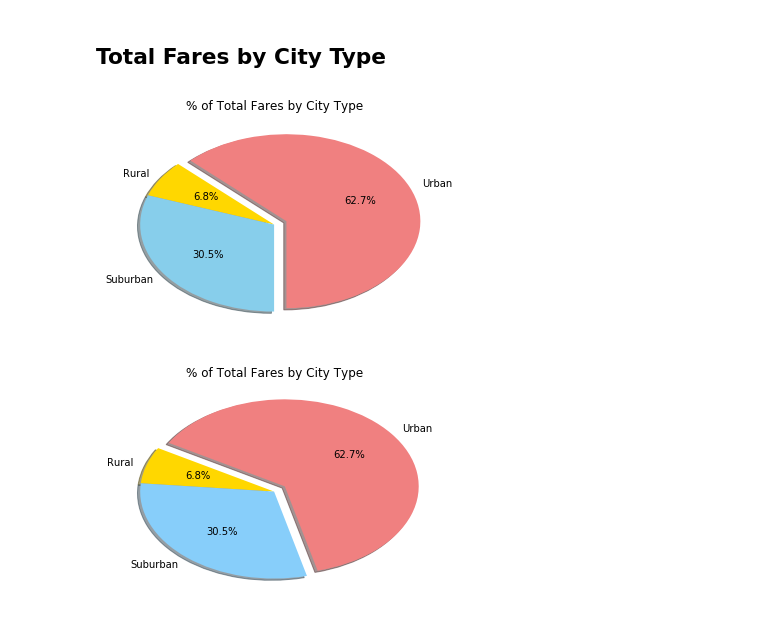
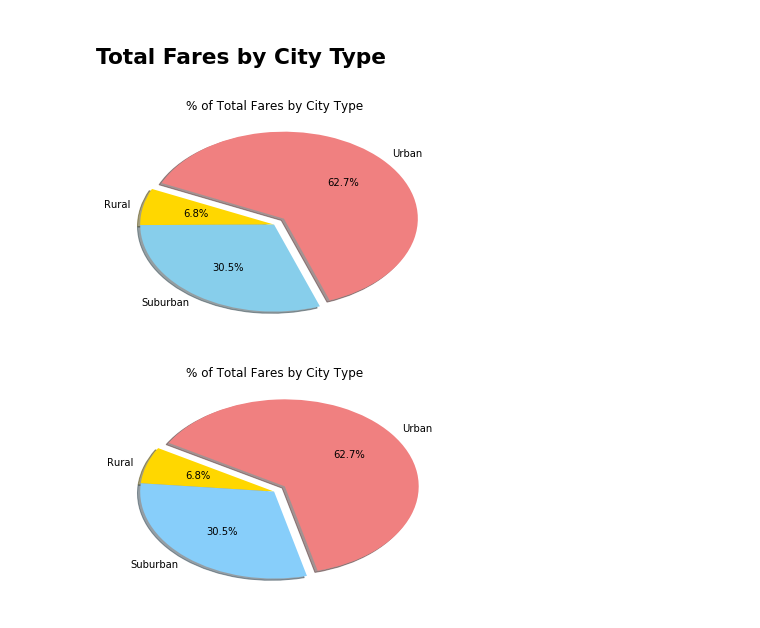
Before and after one commit to vittalsiddaiah/UTDataAnalyticsAssignments, a Jupyter notebook: Python/assignments/MatplotLib/Instructions/Pyber/pyber_starter.ipynb, the cells around one changed output. Drawn from its saved outputs; the diff is of its cells as text; code cells hidden in the pictures.

```diff
--- a/Python/assignments/MatplotLib/Instructions/Pyber/pyber_starter.ipynb
+++ b/Python/assignments/MatplotLib/Instructions/Pyber/pyber_starter.ipynb
@@ -92,25 +99,29 @@ plt.show()
 # %%
 data = []
 data.append (['Urban', dataDF[dataDF.type == 'Urban'].sum().fare])
 data.append (['Rural', dataDF[dataDF.type == 'Rural'].sum().fare])
 data.append (['Suburban', dataDF[dataDF.type == 'Suburban'].sum().fare])
 df=pd.DataFrame(data)
 df.columns=['Type', 'TotalFare']
 df['Percentage'] = df.TotalFare/df.TotalFare.sum()*100
+####################################################################################################
 plt.figure()
 plt.title("% of Total Fares by City Type")
 plt.pie(df['Percentage'],
-        startangle=270,
+        startangle=290,
         colors=['lightcoral','gold', 'skyblue'],
         autopct='%1.1f%%',
         labels = df.Type,
         shadow=True,
         explode=(0.1,0,0)
        )
+####################################################################################################
 plt.savefig('PyRideShareTotalFaresByCity', orientation='landscape', format='svg', transparent=True,frameon=False)
+####################################################################################################
 plt.show()
+####################################################################################################
 # %% [output]
-[figure, old version]
+[figure, new version]
 # %%
 # Show Figure
 plt.show()
```
Also changed, not shown: parts of 4 cells of this notebook, 2 other files.
